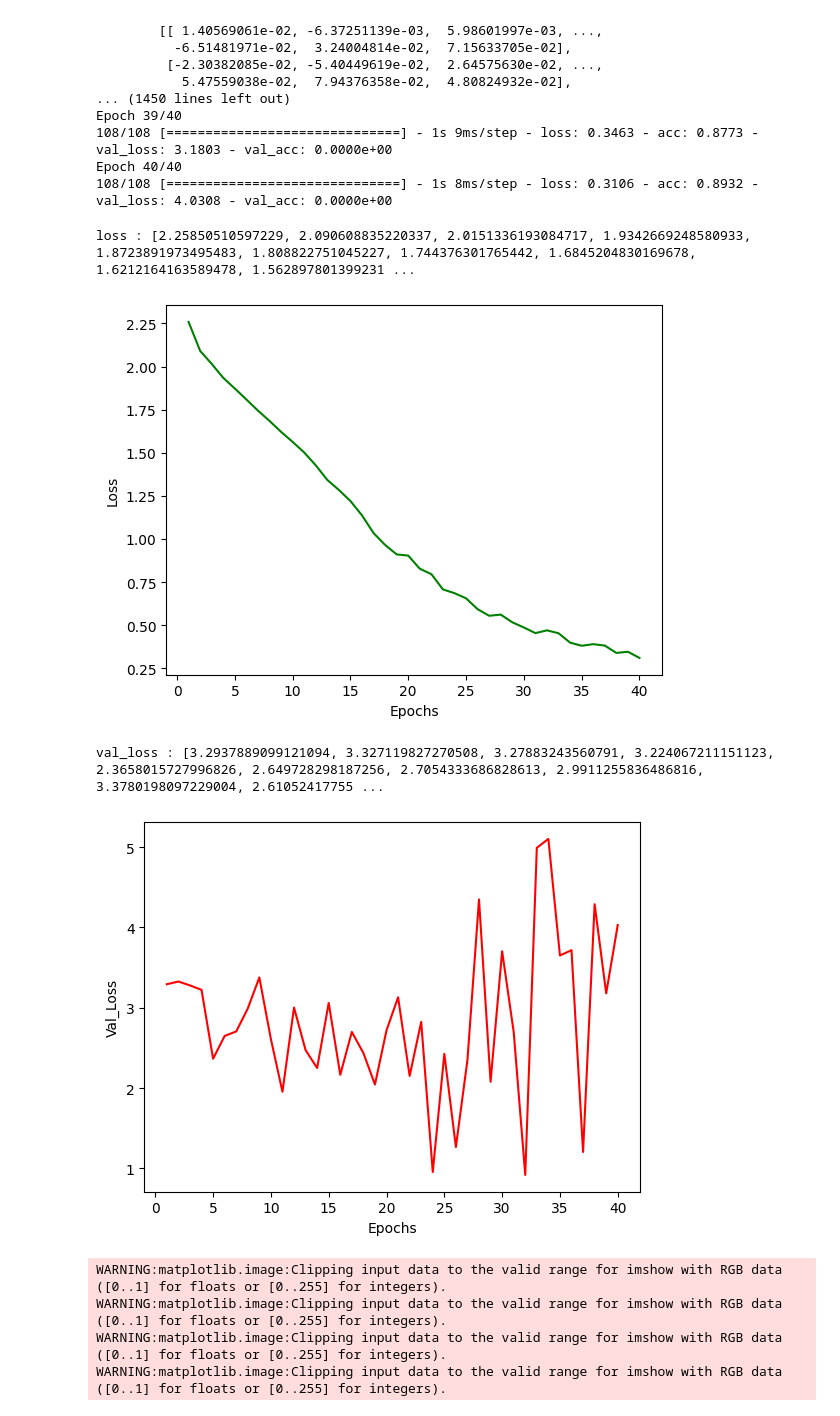
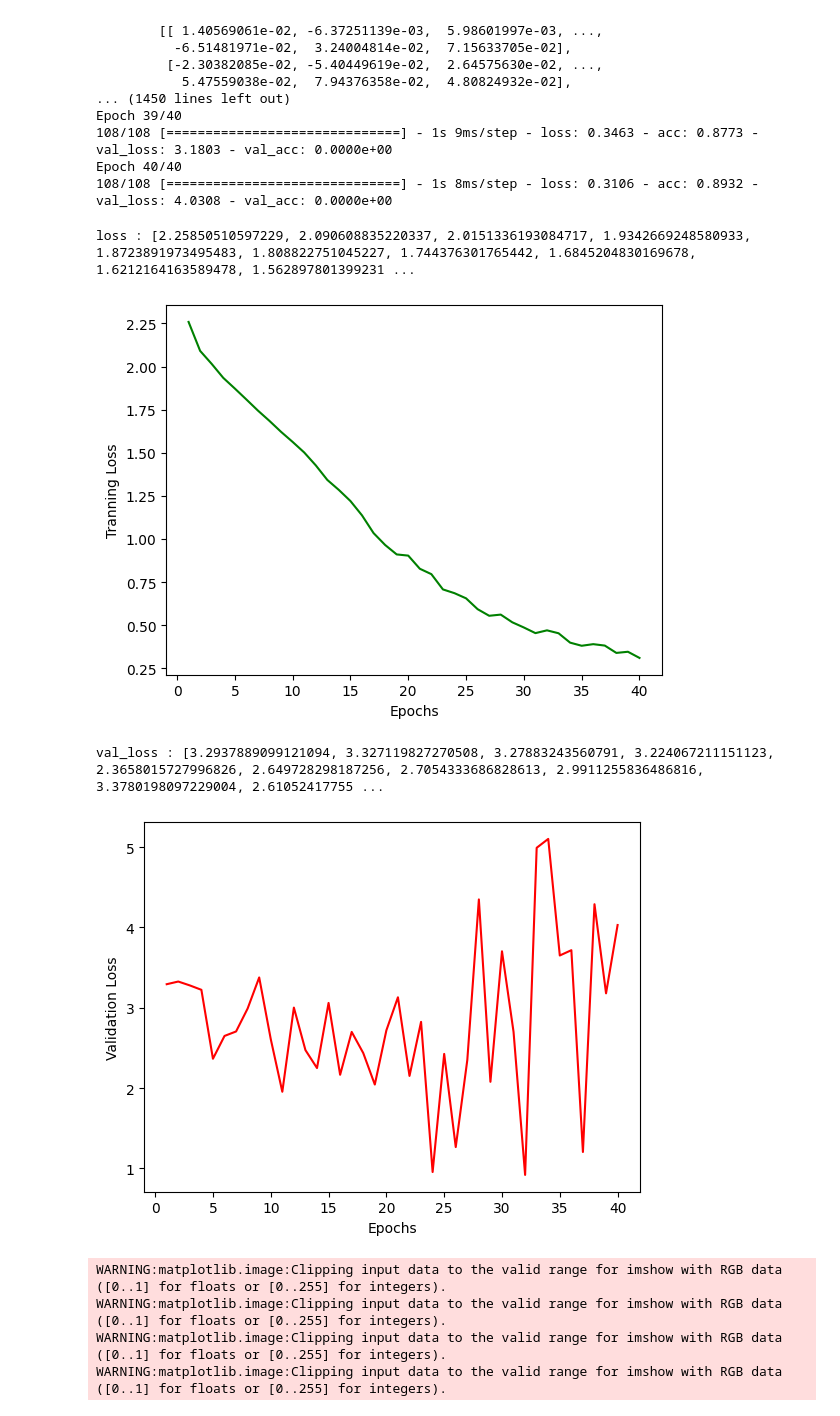
Before and after one commit to heminminmin/AI_Papering_Defects_Project, a Jupyter notebook: jiwon_work/1_first/v1_2_2_donkey_car_trainning.ipynb, the cells around one changed output. Drawn from its saved outputs; the diff is of its cells as text; code cells hidden in the pictures.

```diff
--- a/jiwon_work/1_first/v1_2_2_donkey_car_trainning.ipynb
+++ b/jiwon_work/1_first/v1_2_2_donkey_car_trainning.ipynb
@@ -161,8 +161,7 @@ tf_enable_op_determinism()
 
 # 학습 시킬 이미지 데이터에 대하여 정규화 (0 ~ 1)
 normalized_train_image_tensor = train_image_tensor / 255
-print('normalized_train_image_tensor.shape :',
-      normalized_train_image_tensor.shape)
+print('normalized_train_image_tensor.shape :', normalized_train_image_tensor.shape)
 
 # 9:1 비율로 학습 시 사용할 데이터와 추론 시 사용할 데이터로 분리하고 랜덤성 부여
 # x_for_train, x_test, y_for_train, y_test = sklearn_train_test_split(
@@ -203,15 +202,13 @@ model = keras_Sequential([
 print('weights :', model.get_weights())
 
 # Adam() 함수의 default => learning_rate=0.001,
-model.compile(loss='categorical_crossentropy',
-              optimizer='adam', metrics=['acc'])
+model.compile(loss='categorical_crossentropy', optimizer='adam', metrics=['acc'])
 
 print('x_train.shape :', x_train.shape)
 print('y_train.shape :', y_train.shape)
 
-# # fit() 함수의 default => batch_size = 32
-history = model.fit(x_train, y_train, epochs=EPOCHS,
-                    validation_data=(x_valid, y_valid))
+# fit() 함수의 default => batch_size = 32
+history = model.fit(x_train, y_train, epochs=EPOCHS, validation_data=(x_valid, y_valid))
 
 # 연월일_시간
 now = datetime.today().strftime('%Y%m%d_%H%M%S')
@@ -239,30 +236,30 @@ Epoch 40/40
 # %%
 # ======= 학습 횟수에 따른 오차 변화 그래프 =======
 
 loss = history.history['loss']
 print('loss :', loss)
 
 mat_plt.plot(range(1, EPOCHS + 1), loss, 'g')
 mat_plt.title = 'Tranning Loss'
+mat_plt.ylabel('Tranning Loss')
 mat_plt.xlabel('Epochs')
-mat_plt.ylabel('Loss')
 mat_plt.show()
 
 val_loss = history.history['val_loss']
 print('val_loss :', val_loss)
 
 mat_plt.plot(range(1, EPOCHS + 1), val_loss, 'r')
 mat_plt.title = 'Validation Loss'
+mat_plt.ylabel('Validation Loss')
 mat_plt.xlabel('Epochs')
-mat_plt.ylabel('Val_Loss')
 mat_plt.show()
 
 # ===============================================
 # %% [output]
 loss : [2.25850510597229, 2.090608835220337, 2.0151336193084717, 1.9342669248580933, 1.8723891973495483, 1.808822751045227, 1.744376301765442, 1.6845204830169678, 1.6212164163589478, 1.562897801399231 ...
-[figure, old version]
+[figure, new version]
 val_loss : [3.2937889099121094, 3.327119827270508, 3.27883243560791, 3.224067211151123, 2.3658015727996826, 2.649728298187256, 2.7054333686828613, 2.9911255836486816, 3.3780198097229004, 2.61052417755 ...
-[figure, old version]
+[figure, new version]
 # %%
 # ================== 테스트 파일로 추론해보기 ==================
 
```
Also changed, not shown: 11 other files.
